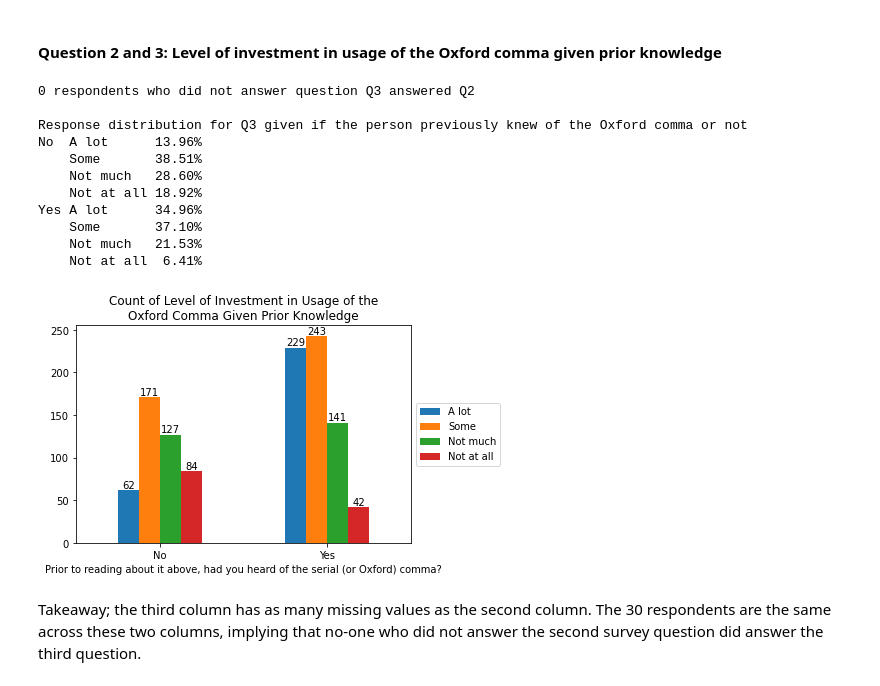
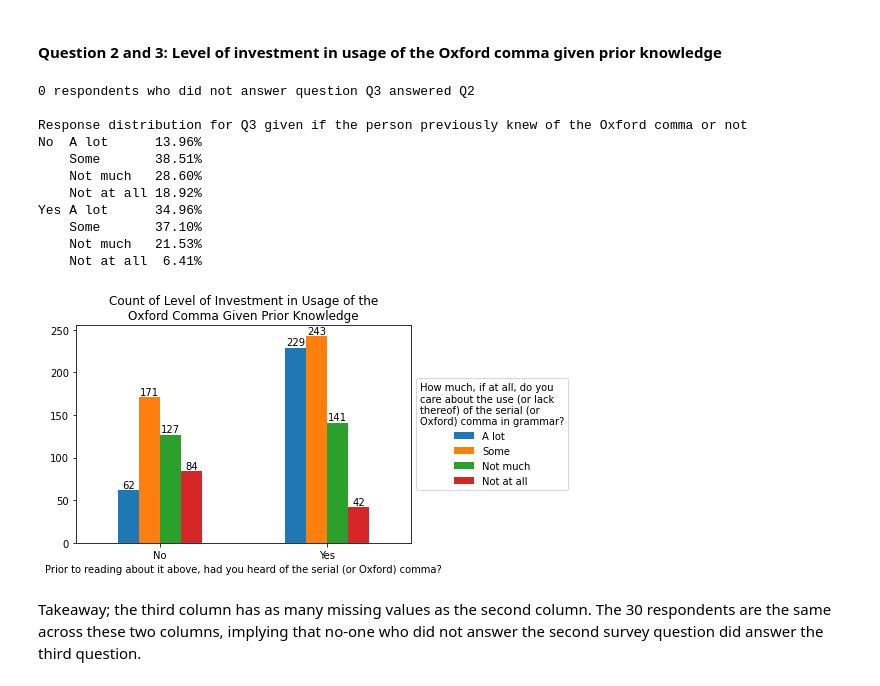
Before and after one commit to thomas-brink/MSE-231, a Jupyter notebook: assignment3/survey_analysis_notebook.ipynb, the cells around one changed output. Saved outputs shown, nothing was run; the diff lists cells and outputs as text; code cells hidden in the pictures.

```diff
--- a/assignment3/survey_analysis_notebook.ipynb
+++ b/assignment3/survey_analysis_notebook.ipynb
@@ -29,12 +29,17 @@ survey_df[question_cols[2]] = pd.Categorical(survey_df[question_cols[2]],
                                   'Some',
                                   'Not much',
                                   'Not at all'])
-# Create Categories for sorting
 survey_df[question_cols[5]] = pd.Categorical(survey_df[question_cols[5]],
                                  ['A lot',
                                   'Some',
                                   'Not much',
                                   'Not at all'])
+survey_df[question_cols[6]] = pd.Categorical(survey_df[question_cols[6]],
+                                 ['Very important',
+                                  'Somewhat important',
+                                  'Neither important nor unimportant (neutral)',
+                                  'Somewhat unimportant',
+                                  'Very unimportant'])
 survey_df['Age'] = pd.Categorical(survey_df['Age'],
                                  ['> 60',
                                   '45-60',
@@ -47,11 +52,12 @@ survey_df['Education'] = pd.Categorical(survey_df['Education'],
                                   'High school degree',
                                   'Less than high school degree'])
 survey_df['Household Income'] = pd.Categorical(survey_df['Household Income'],
-                                 ['$0 - $24,999',
+                                 ['$150,000+',
+                                  '$100,000 - $149,999',
+                                  '$50,000 - $99,999',
                                   '$25,000 - $49,999',
-                                  '$50,000 - $99,999',
-                                  '$100,000 - $149,999',
-                                  '$150,000+'])
+                                  '$0 - $24,999'
+                                 ])
 # %% [markdown]
 ## Compute Descriptive Statistics
 # %%
@@ -360,30 +370,30 @@ Takeaway; among people who know about the Oxford comma, more people choose the c
 # %%
 answered_Q3_not_Q2 = survey_df[survey_df.iloc[:,2].isna()].iloc[:,1].value_counts()
 print('{} respondents who did not answer question Q3 answered Q2\n'.format(len(answered_Q3_not_Q2)))
 # Table
 col_2_given_1 = survey_df[question_cols[1:3]].groupby(question_cols[1]).value_counts(normalize=True)
 print('Response distribution for Q3 given if the person previously knew of the Oxford comma or not')
 print(col_2_given_1.to_frame().sort_values(question_cols[1:3]).to_string(header=False, index_names=False, float_format='{:,.2%}'.format))
 # Plot
 col_2g1 = survey_df[question_cols[1:3]].groupby(question_cols[1]).value_counts()
 plt_21 = col_2g1.unstack().plot.bar(title='\n'.join(wrap(
     'Count of Level of Investment in Usage of the Oxford Comma Given Prior Knowledge', 50)), rot=0)
-plt_21.legend(loc='center left', bbox_to_anchor=(1.0, 0.5))
+plt_21.legend(title='\n'.join(wrap(col_2.name, 30)), loc='center left', bbox_to_anchor=(1.0, 0.5))
 for container in plt_21.containers:
     plt_21.bar_label(container)
 # %% [output]
 0 respondents who did not answer question Q3 answered Q2
 
 Response distribution for Q3 given if the person previously knew of the Oxford comma or not
 No  A lot      13.96%
     Some       38.51%
     Not much   28.60%
     Not at all 18.92%
 Yes A lot      34.96%
     Some       37.10%
     Not much   21.53%
     Not at all  6.41%
-[figure, old version]
+[figure, new version]
 # %% [markdown]
 Takeaway; the third column has as many missing values as the second column. The 30 respondents are the same across these two columns, implying that no-one who did not answer the second survey question did answer the third question.
 # %% [markdown]
```
Also changed, not shown: parts of 36 cells of this notebook, 27 other files.
